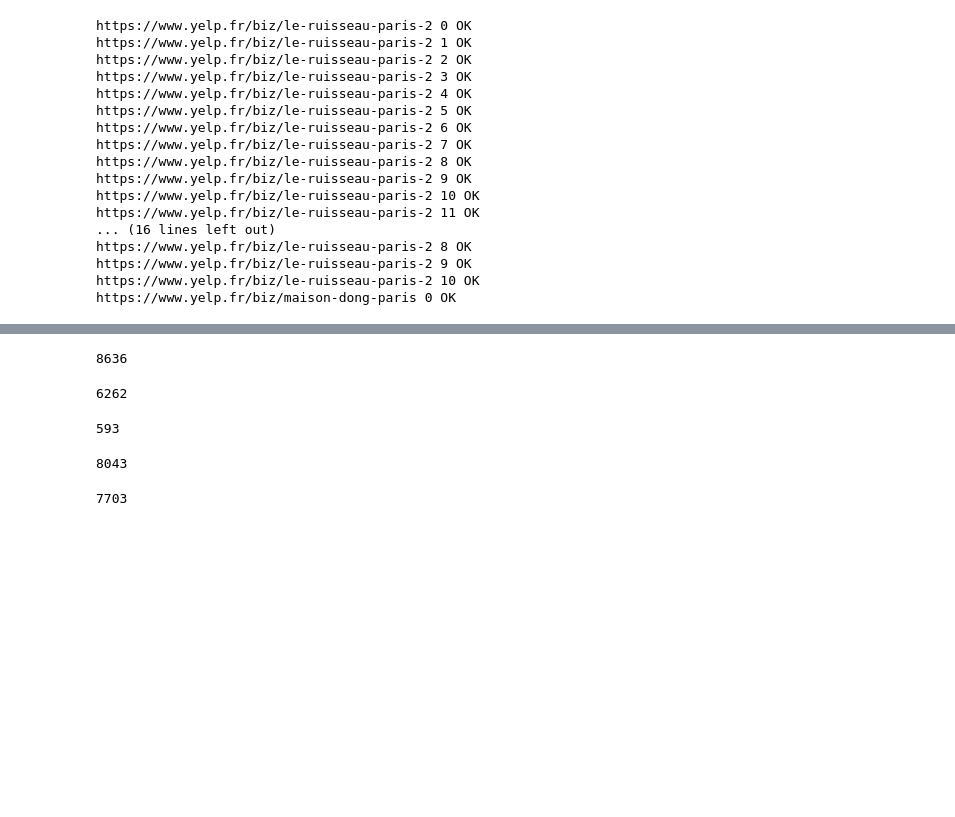
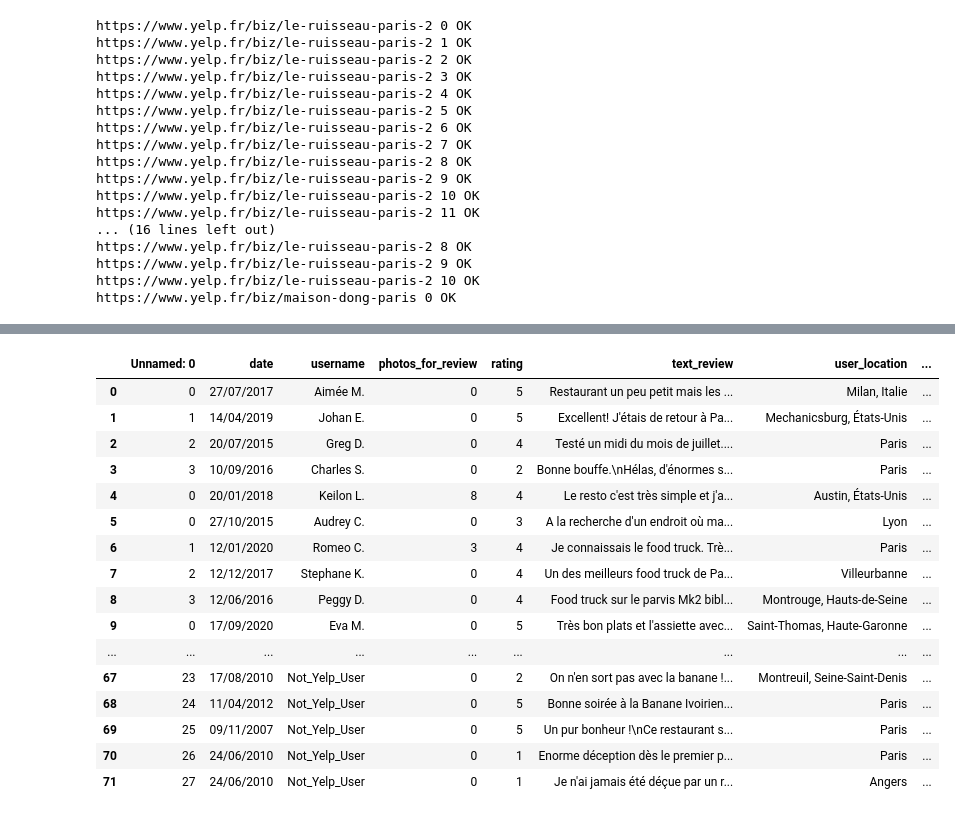
Before and after one commit to AnisZakari/Fake_review_detection, a Jupyter notebook: Scraping/Yelp_Paris_Scraping_reviews/scraping_comments.ipynb, the cells around one changed output, grey strips where cells are left out. Cells and saved outputs as stored; diff of their text form; code cells hidden in the pictures; blank space fills up the shorter version.

Commit message:
full dataset generated with scraping and folders cleaned

```diff
--- a/Scraping/Yelp_Paris_Scraping_reviews/scraping_comments.ipynb
+++ b/Scraping/Yelp_Paris_Scraping_reviews/scraping_comments.ipynb
@@ -221,20 +185,20 @@ left_to_scrap = [url for name in dataset_filtered['link_to_restaurant'].values i
-# %%
-len(dataset_filtered['restaurant_name'].values)
-# %% [output]
-8636
-# %%
-dataset_filtered['restaurant_name'].unique
-# %% [output]
-6262
-# %%
-len(restaurant_scrapped_names)
-# %% [output]
-593
-# %%
-len(dataset_filtered['restaurant_name'].values) - len(restaurant_scrapped_names)
-# %% [output]
-8043
-# %%
-len(left_to_scrap)
-# %% [output]
-7703
+# %%
+pd.read_csv('checkpoints/reviews_part20.csv')
+# %% [output]
+|  | Unnamed: 0 | date | username | photos_for_review | rating | text_review | user_location | ... |
+| 0 | 0 | 27/07/2017 | Aimée M. | 0 | 5 | Restaurant un peu petit mais les ... | Milan, Italie | ... |
+| 1 | 1 | 14/04/2019 | Johan E. | 0 | 5 | Excellent! J'étais de retour à Pa... | Mechanicsburg, États-Unis | ... |
+| 2 | 2 | 20/07/2015 | Greg D. | 0 | 4 | Testé un midi du mois de juillet.... | Paris | ... |
+| 3 | 3 | 10/09/2016 | Charles S. | 0 | 2 | Bonne bouffe.\nHélas, d'énormes s... | Paris | ... |
+| 4 | 0 | 20/01/2018 | Keilon L. | 8 | 4 | Le resto c'est très simple et j'a... | Austin, États-Unis | ... |
+| 5 | 0 | 27/10/2015 | Audrey C. | 0 | 3 | A la recherche d'un endroit où ma... | Lyon | ... |
+| 6 | 1 | 12/01/2020 | Romeo C. | 3 | 4 | Je connaissais le food truck. Trè... | Paris | ... |
+| 7 | 2 | 12/12/2017 | Stephane K. | 0 | 4 | Un des meilleurs food truck de Pa... | Villeurbanne | ... |
+| 8 | 3 | 12/06/2016 | Peggy D. | 0 | 4 | Food truck sur le parvis Mk2 bibl... | Montrouge, Hauts-de-Seine | ... |
+| 9 | 0 | 17/09/2020 | Eva M. | 0 | 5 | Très bon plats et l'assiette avec... | Saint-Thomas, Haute-Garonne | ... |
+| ... | ... | ... | ... | ... | ... | ... | ... | ... |
+| 67 | 23 | 17/08/2010 | Not_Yelp_User | 0 | 2 | On n'en sort pas avec la banane !... | Montreuil, Seine-Saint-Denis | ... |
+| 68 | 24 | 11/04/2012 | Not_Yelp_User | 0 | 5 | Bonne soirée à la Banane Ivoirien... | Paris | ... |
+| 69 | 25 | 09/11/2007 | Not_Yelp_User | 0 | 5 | Un pur bonheur !\nCe restaurant s... | Paris | ... |
+| 70 | 26 | 24/06/2010 | Not_Yelp_User | 0 | 1 | Enorme déception dès le premier p... | Paris | ... |
+| 71 | 27 | 24/06/2010 | Not_Yelp_User | 0 | 1 | Je n'ai jamais été déçue par un r... | Angers | ... |
```
Also changed, not shown: parts of 15 cells of this notebook, 9 other files.
